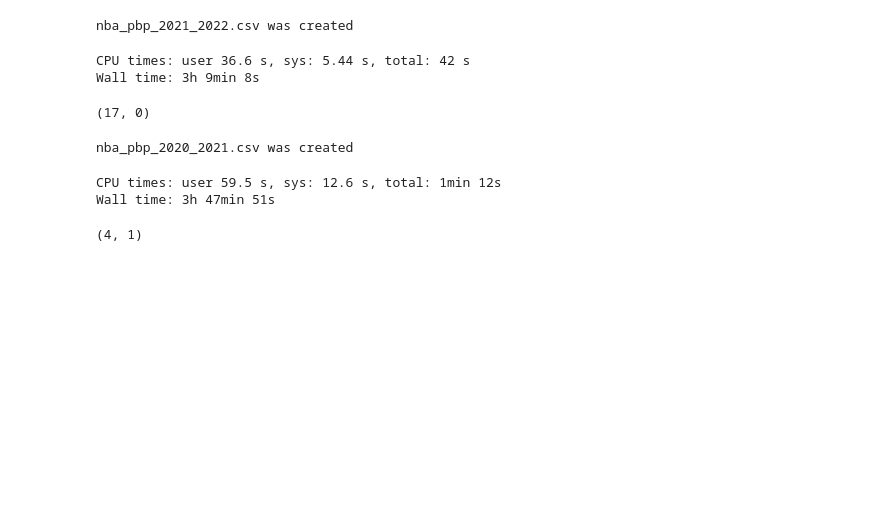
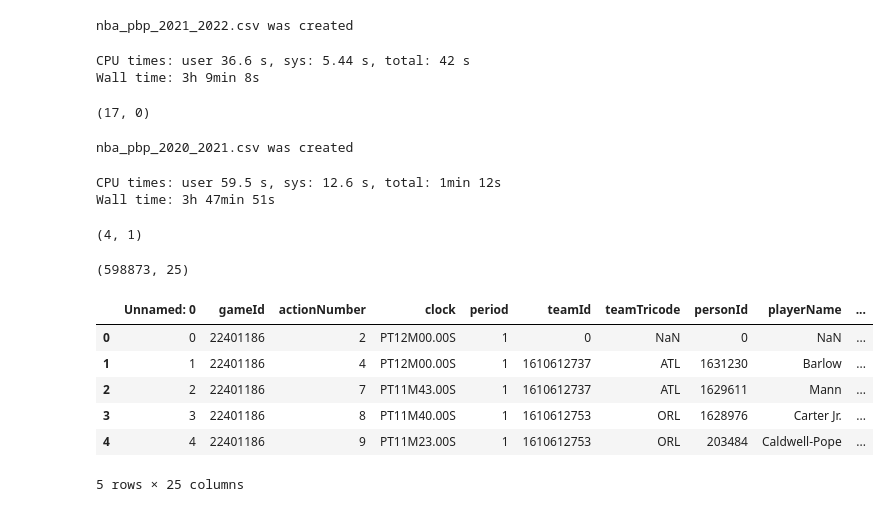
Before and after one commit to htaheri17/Real-Time-Win-Probability-Predictor, a Jupyter notebook: notebooks/pulling_nba_data.ipynb, the cells around one changed output. Saved outputs shown, nothing was run; the diff lists cells and outputs as text; code cells hidden in the pictures; blank space fills up the shorter version.

```diff
--- a/notebooks/pulling_nba_data.ipynb
+++ b/notebooks/pulling_nba_data.ipynb
@@ -488,3 +488,18 @@ len(failed_games5), len(failed_teams5)
 # %%
 season_df = pd.concat(season_dfs)
 season_df.to_csv("nba_pbp_2020_2021.csv", "w")
+# %%
+df1 = pd.read_csv("/Users/hussaintaheri/Desktop/sports-win-predictor/data/nba_pbp_2024_2025.csv", sep = "w")
+df1.shape
+# %% [output]
+(598873, 25)
+# %%
+df1.head()
+# %% [output]
+|  | Unnamed: 0 | gameId | actionNumber | clock | period | teamId | teamTricode | personId | playerName | ... |
+| 0 | 0 | 22401186 | 2 | PT12M00.00S | 1 | 0 | NaN | 0 | NaN | ... |
+| 1 | 1 | 22401186 | 4 | PT12M00.00S | 1 | 1610612737 | ATL | 1631230 | Barlow | ... |
+| 2 | 2 | 22401186 | 7 | PT11M43.00S | 1 | 1610612737 | ATL | 1629611 | Mann | ... |
+| 3 | 3 | 22401186 | 8 | PT11M40.00S | 1 | 1610612753 | ORL | 1628976 | Carter Jr. | ... |
+| 4 | 4 | 22401186 | 9 | PT11M23.00S | 1 | 1610612753 | ORL | 203484 | Caldwell-Pope | ... |
+5 rows × 25 columns
```
Also changed, not shown: parts of 6 cells of this notebook.
